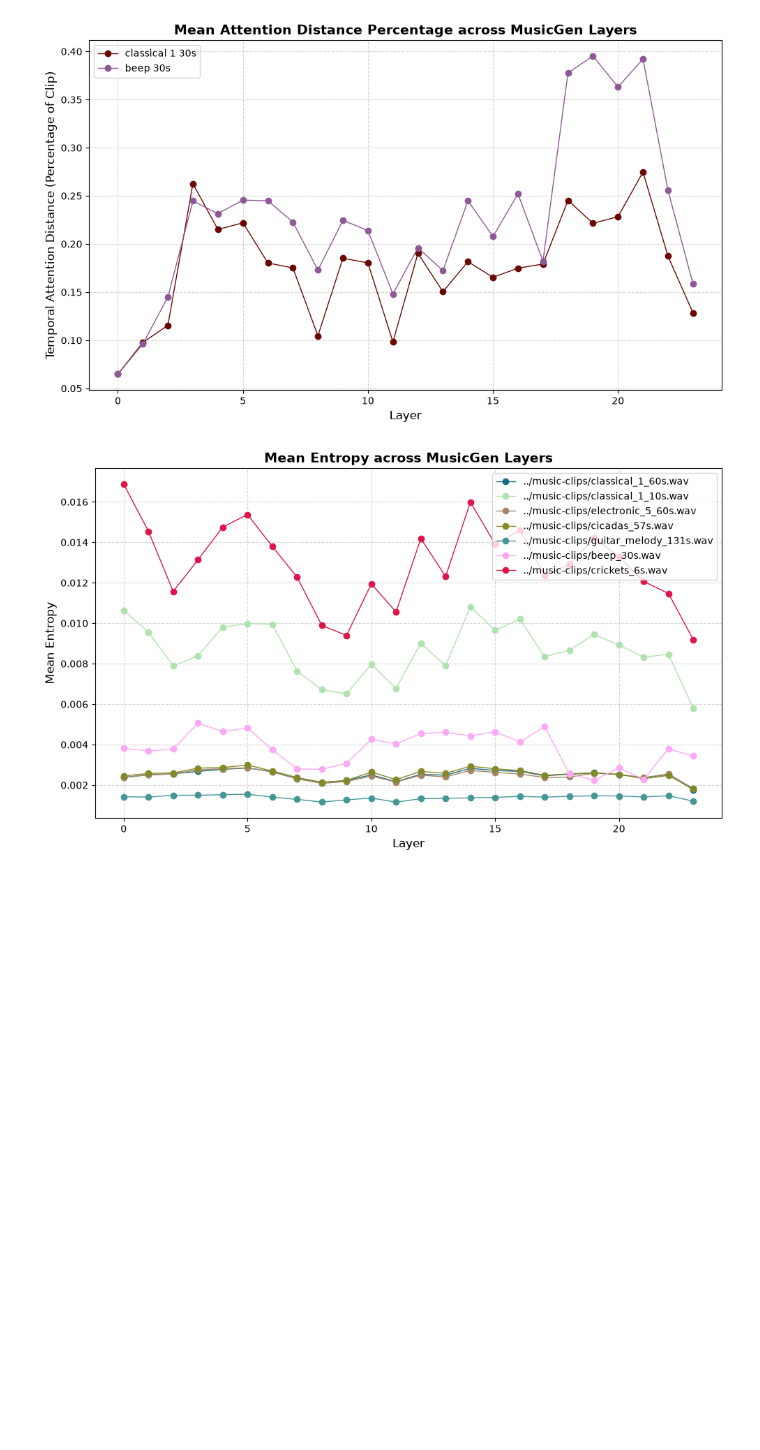
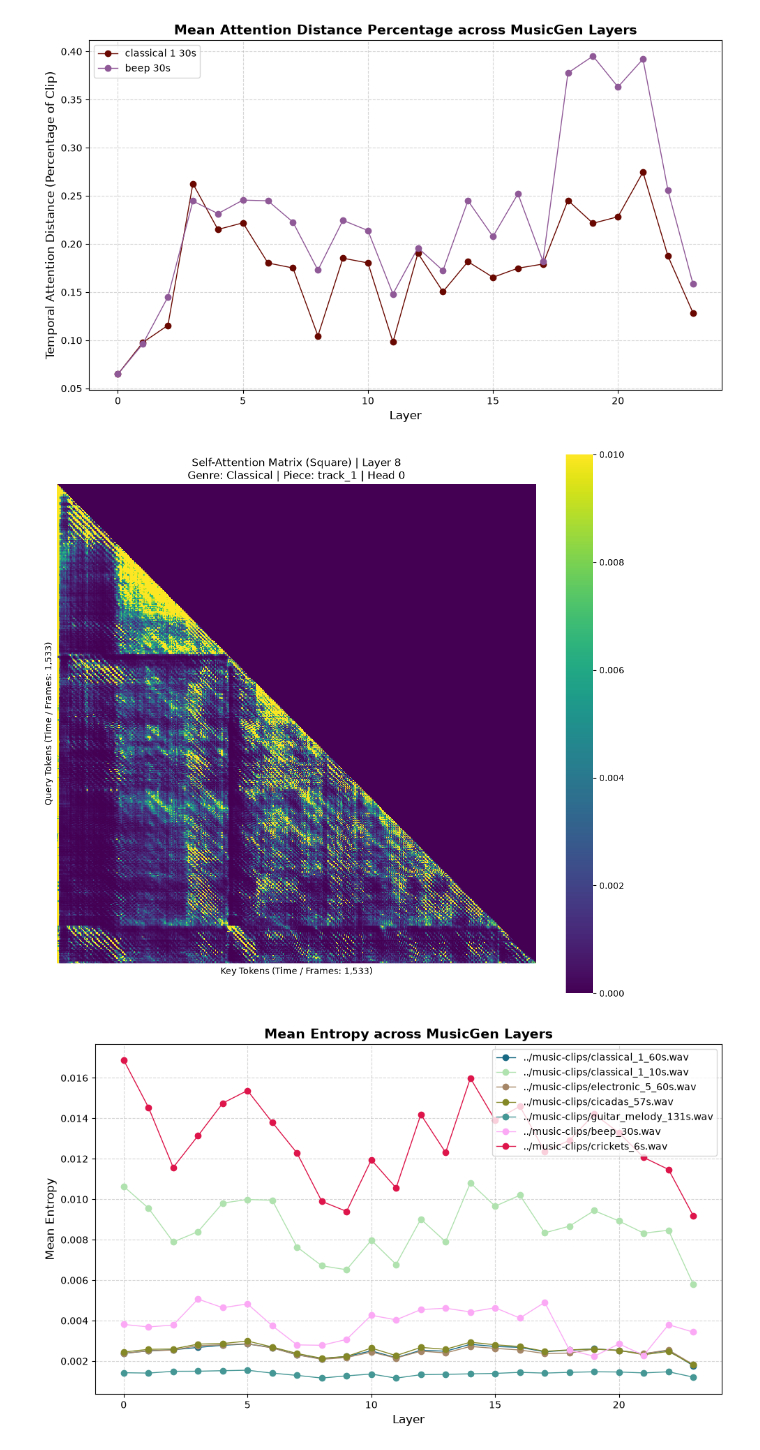
Before and after one commit to visnalab/music-gen-analysis, a Jupyter notebook: notebooks/compare_mads_metagen.ipynb, the cells around one changed output. Drawn from its saved outputs; the diff is of its cells as text; code cells hidden in the pictures; blank space fills up the shorter version.

```diff
--- a/notebooks/compare_mads_metagen.ipynb
+++ b/notebooks/compare_mads_metagen.ipynb
@@ -8,7 +8,7 @@ import random
 audio_paths = [
     # "../music-clips/classical_1_60s.wav",
     "../music-clips/classical_1_30s.wav",
-    # "../music-clips/classical_1_10s.wav",
+    "../music-clips/classical_1_10s.wav",
     # "../music-clips/electronic_5_60s.wav",
     # "../music-clips/cicadas_57s.wav",
     # "../music-clips/electronic_10.wav",
@@ -49,6 +52,58 @@ plt.legend(),
 plt.tight_layout()
 # %% [output]
 [figure]
+# %%
+import matplotlib.pyplot as plt
+import numpy as np
+import seaborn as sns
+import torch
+
+
+def plot_self_attention_square(
+    attn_tensor, head_idx=0, genre="unknown", piece_id="song", layer_idx=None
+):
+  """Visualizes a square multi-head self-attention matrix of shape [1, 16,
+
+  1533, 1533].
+  """
+  # Select batch 0 and the chosen head -> shape [1533, 1533]
+  attn_matrix = attn_tensor[0, head_idx].detach().cpu().numpy()
+
+  plt.figure(figsize=(10, 9))
+
+  # rasterized=True is crucial for smooth rendering with 1,533+ items
+  sns.heatmap(
+      attn_matrix,
+      cmap="viridis",
+      cbar=True,
+      square=True,
+      xticklabels=False,
+      yticklabels=False,
+      rasterized=True,
+      vmin=0.0,
+      vmax=0.01
+  )
+
+  layer_str = f" | Layer {layer_idx}" if layer_idx is not None else ""
+  plt.title(
+      f"Self-Attention Matrix (Square){layer_str}\nGenre: {genre.capitalize()}"
+      f" | Piece: {piece_id} | Head {head_idx}"
+  )
+  plt.xlabel("Key Tokens (Time / Frames: 1,533)")
+  plt.ylabel("Query Tokens (Time / Frames: 1,533)")
+
+  plt.tight_layout()
+  plt.savefig(
+      f"self_attention_{genre}_{piece_id}_l{layer_idx}_h{head_idx}.png", dpi=300
+  )
+  plt.show()
+
+
+# --- Usage Example ---
+# Assuming 'attn' is your tensor of shape torch.Size([1, 1, 4, 1503])
+plot_self_attention_square(attentions_dict['../music-clips/classical_1_10s.wav'][18], genre="classical", piece_id="track_1", layer_idx=8)
+# %% [output]
+[figure, added]
 # %%
 entropies = {}
 for path, attns in attentions_dict.items():
```
Also changed, not shown: parts of 2 cells of this notebook, 7 other files.
